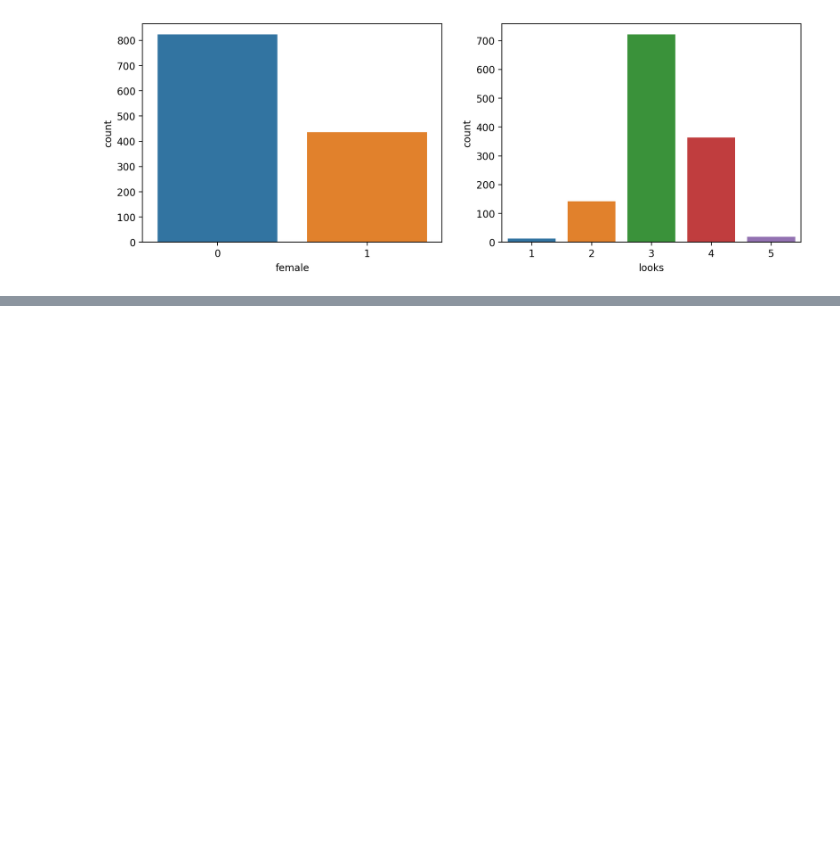
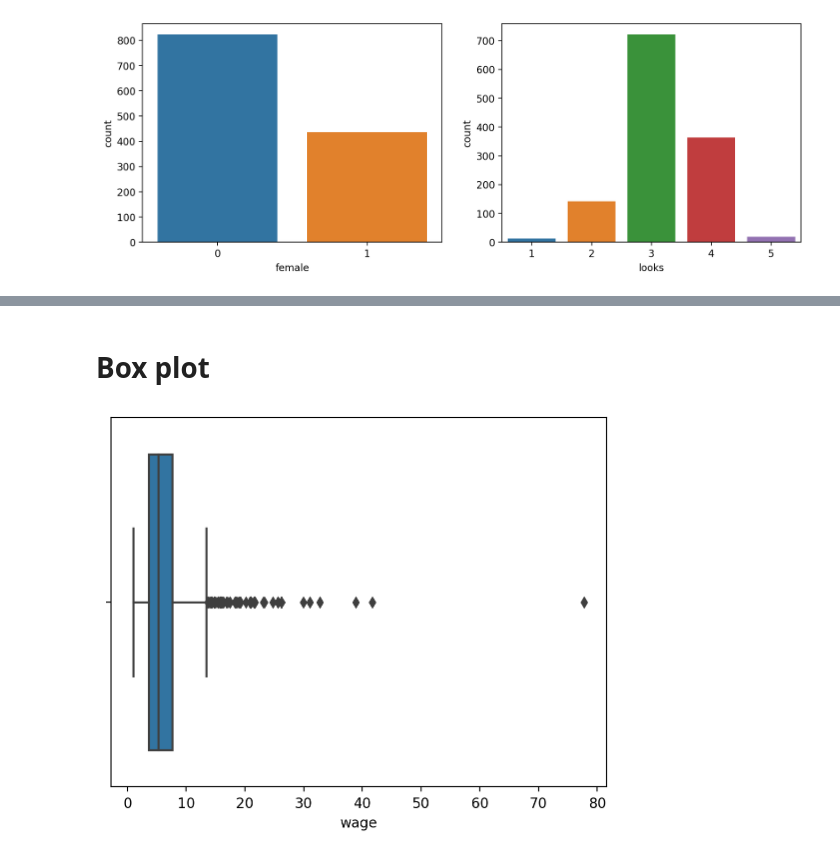
Before and after one commit to nikolay-sobyanin/ML, a Jupyter notebook: visualization/basic.ipynb, the cells around one changed output, grey strips where cells are left out. Saved outputs shown, nothing was run; the diff lists cells and outputs as text; code cells hidden in the pictures; blank space fills up the shorter version.

```diff
--- a/visualization/basic.ipynb
+++ b/visualization/basic.ipynb
@@ -101,0 +108,6 @@ sns.countplot(x='looks', data=df, ax=axes[1]);
+# %% [markdown]
+# Box plot
+# %%
+sns.boxplot(x='wage', data=df);
+# %% [output]
+[figure, added]
```
Also changed, not shown: parts of 10 cells of this notebook.
